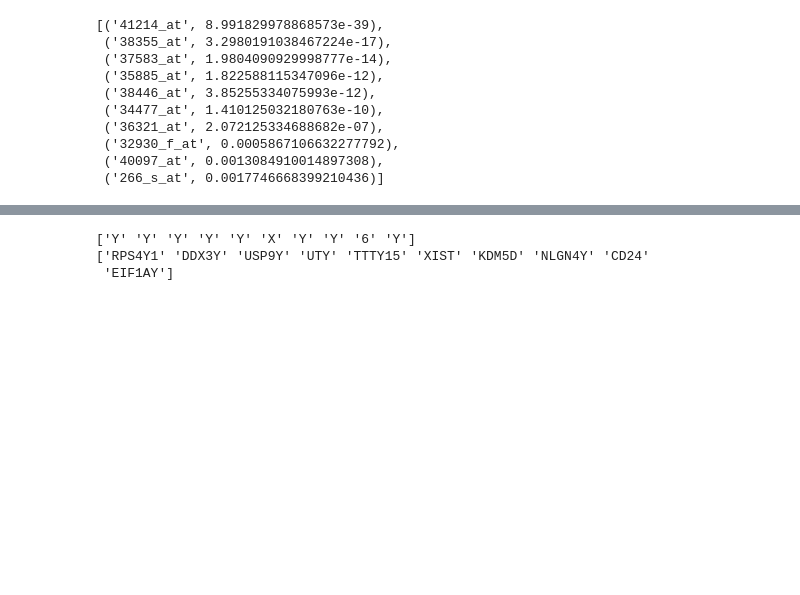
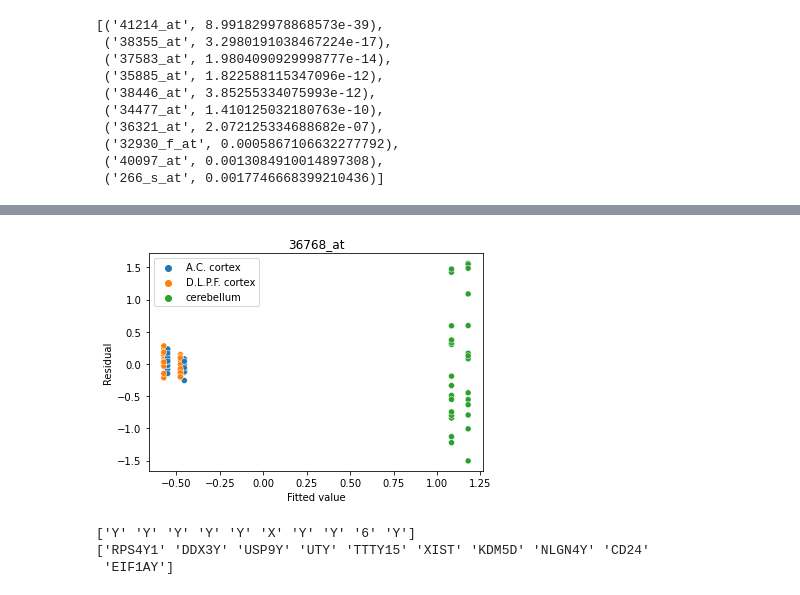
Before and after one commit to unique-subedi/604-gene-expression, a Jupyter notebook: Copy_of_gene_expression_master_kevin.ipynb, the cells around one changed output, grey strips where cells are left out. Cells and saved outputs as stored; diff of their text form; code cells hidden in the pictures; blank space fills up the shorter version.

```diff
--- a/Copy_of_gene_expression_master_kevin.ipynb
+++ b/Copy_of_gene_expression_master_kevin.ipynb
@@ -329,0 +334,13 @@ sorted_coef_gene[:10]
+# %%
+samples_tmp = samples.drop(columns= ["patient", "chip.version", "lab"]);
+one_hot_encoding = pd.get_dummies(samples_tmp);
+one_hot_encoding = one_hot_encoding.drop(columns= ["sex_female", "region_cerebellum"]);
+X = sm.add_constant(one_hot_encoding);
+
+hetero_test_w = []
+for i in tqdm(range(len(genes_hum_index[:]))):
+  gene = genes_hum_index[i]
+  model = sm.OLS(express_norm_samp[gene],X);
+  results = model.fit();
+  white_test = het_white(results.resid,  results.model.exog)
+  hetero_test_w.append((gene, white_test[1]))
@@ -329,0 +364,13 @@ sorted_coef_gene[:10]
+# %%
+samples_tmp = samples.drop(columns= ["patient", "chip.version", "lab"]);
+one_hot_encoding = pd.get_dummies(samples_tmp);
+one_hot_encoding = one_hot_encoding.drop(columns= ["sex_female", "region_cerebellum"]);
+X = sm.add_constant(one_hot_encoding);
+
+hetero_test_b = []
+for i in tqdm(range(len(genes_hum_index[:]))):
+  gene = genes_hum_index[i]
+  model = sm.OLS(express_norm_samp[gene],X);
+  results = model.fit();
+  white_test = het_breuschpagan(results.resid,  results.model.exog)
+  hetero_test_b.append((gene, white_test[1]))
@@ -330,3 +407,21 @@ sorted_coef_gene[:10]
+# %%
+samples_tmp = samples.drop(columns= ["patient", "chip.version", "lab"]);
+one_hot_encoding = pd.get_dummies(samples_tmp);
+one_hot_encoding = one_hot_encoding.drop(columns= ["sex_female", "region_cerebellum"]);
+X = sm.add_constant(one_hot_encoding);
+model = sm.OLS(express_norm_samp['36768_at'],X);
+results = model.fit()
+# %%
+pred_val = results.fittedvalues.copy()
+true_val = express_norm_samp['36768_at'].values.copy()
+residual = true_val - pred_val
+# %%
+sns.scatterplot(y=residual, x=pred_val, hue = samples['region'].values)
+plt.ylabel('Residual');
+plt.xlabel('Fitted value');
+plt.title('36768_at');
+# %% [output]
+[figure, added]
 # %%
 # expression = b0 + b1 * sex + b2 * region
 # train one model per gene.
```
Also changed, not shown: parts of 9 cells of this notebook.
